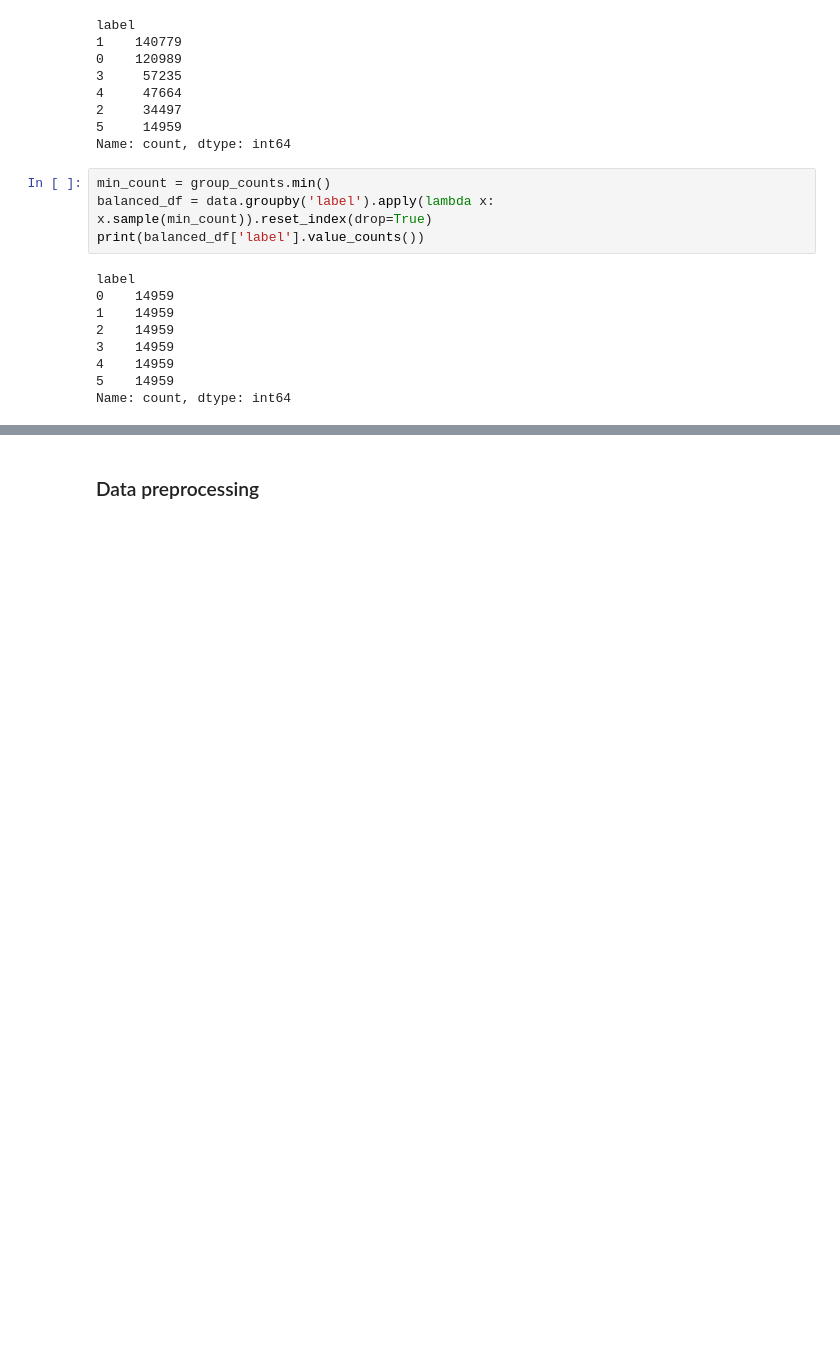
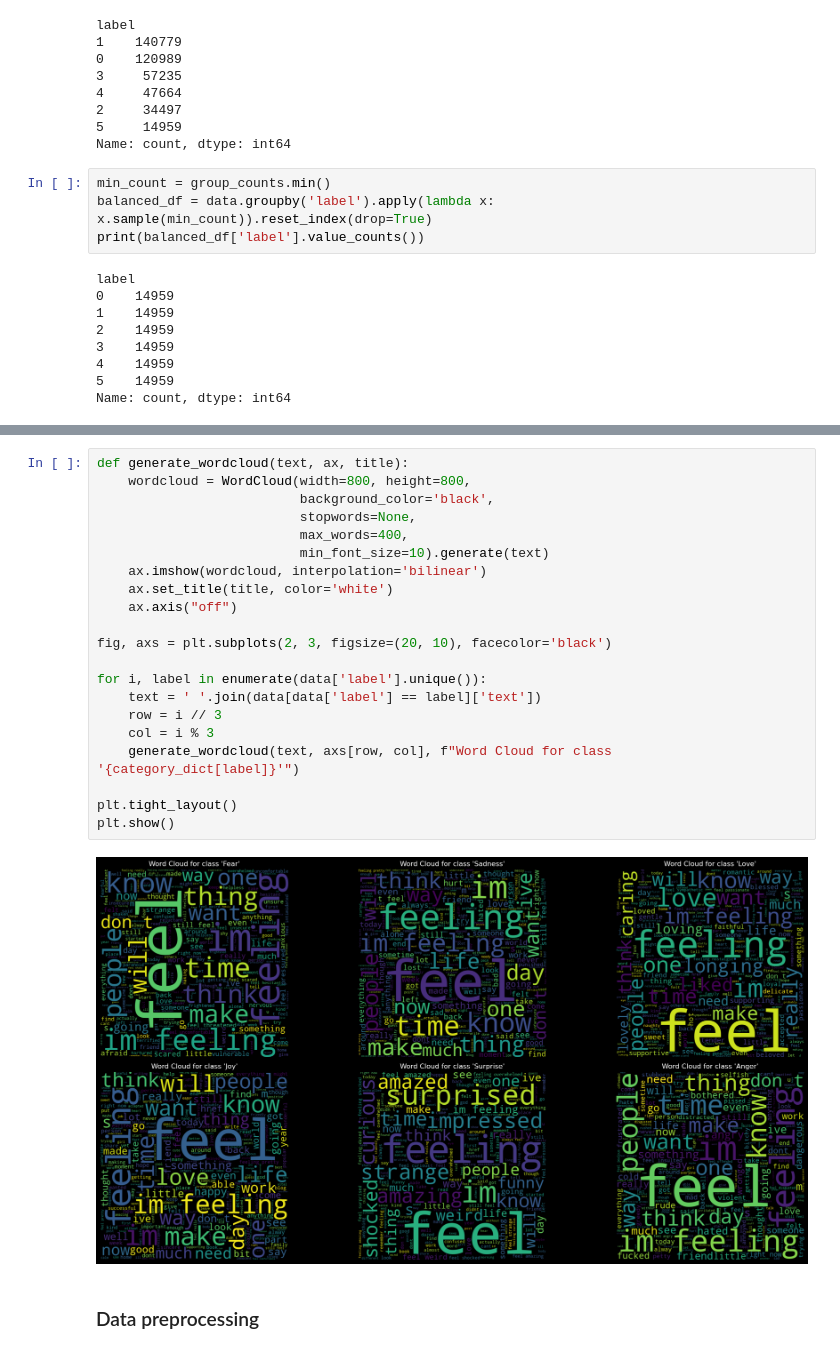
Before and after one commit to ederkaww/EmotionClassification, a Jupyter notebook: emotion_classification.ipynb, the cells around one changed output, grey strips where cells are left out. Drawn from its saved outputs; the diff is of its cells as text; blank space fills up the shorter version.

Commit message:
add WordCloud

```diff
--- a/emotion_classification.ipynb
+++ b/emotion_classification.ipynb
@@ -159,2 +155,25 @@ plt.show()
+# %%
+def generate_wordcloud(text, ax, title):
+    wordcloud = WordCloud(width=800, height=800,
+                          background_color='black',
+                          stopwords=None,
+                          max_words=400,
+                          min_font_size=10).generate(text)
+    ax.imshow(wordcloud, interpolation='bilinear')
+    ax.set_title(title, color='white')
+    ax.axis("off")
+
+fig, axs = plt.subplots(2, 3, figsize=(20, 10), facecolor='black')
+
+for i, label in enumerate(data['label'].unique()):
+    text = ' '.join(data[data['label'] == label]['text'])
+    row = i // 3
+    col = i % 3
+    generate_wordcloud(text, axs[row, col], f"Word Cloud for class '{category_dict[label]}'")
+
+plt.tight_layout()
+plt.show()
+# %% [output]
+[figure, added]
 # %% [markdown]
 ### Data preprocessing
```
Also changed, not shown: parts of 5 cells of this notebook.
